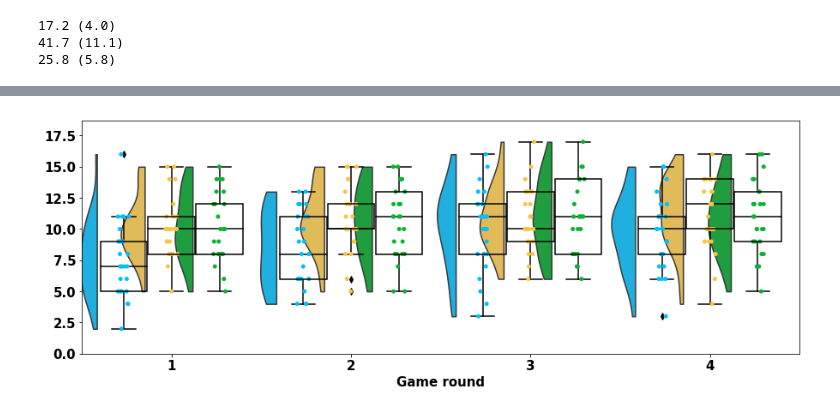
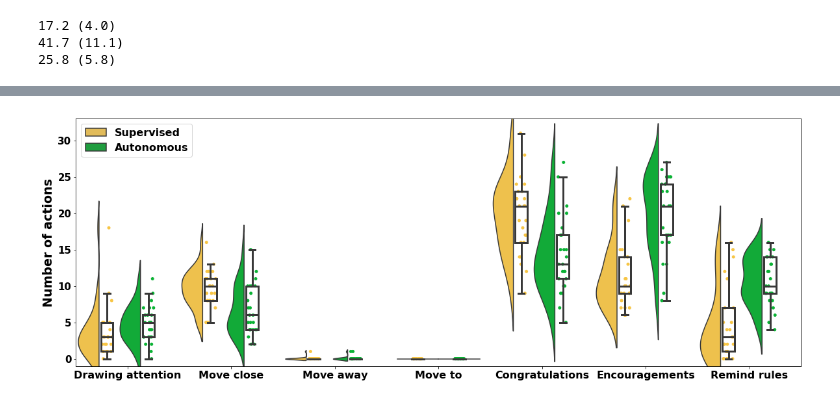
Before and after one commit to emmanuel-senft/data-foodchain, a Jupyter notebook: analyse.ipynb, the cells around one changed output, grey strips where cells are left out. Saved outputs shown, nothing was run; the diff lists cells and outputs as text; code cells hidden in the pictures.

```diff
--- a/analyse.ipynb
+++ b/analyse.ipynb
@@ -481,7 +281,25 @@ def analyse_actions(data,cat,hue,xlabel,ylabel,action_labels,palette=["#F7C544",
-# %%
-analyse(df,"Game","d_eat","condition","Game round","Exposure to learning items",saving=False)
-# %% [output]
-[figure, removed]
+# %%
+# Graphs
+data = df.loc[(df["condition"]=="Supervised") | (df["condition"]=="Autonomous")]
+hue="condition"
+x="action"
+y="number"
+d={x:[],y:[],hue:[]}
+action_categories=["att","mvc","mva", "mvt", "congrats", "encour", "rul"]
+for i,c in enumerate(action_categories):
+    d[x]=d[x]+ [c] * len(data)
+    d[y]=d[y]+data[c].tolist()
+    d[hue]=d[hue]+data[hue].tolist()
+data=pd.DataFrame(d)
+x_tick_labels=["Drawing attention","Move close", "Move away", "Move to", "Congratulations", "Encouragements","Remind rules"]
+offset_box=22.5
+y_label = "Number of actions"
+name=None
+offset_violin=0.08
+name="raincloud_actions.pdf"
+half_violin_plot(data, x, hue, y, offset_box, offset_violin, x_tick_labels, y_label,max_y=33,name=name)
+# %% [output]
+[figure, added]
 # %%
 action_id =["att","mvc","mva","mvt","congrats","encour","rul"]
 
```
Also changed, not shown: parts of 22 cells of this notebook, 5 other files.
